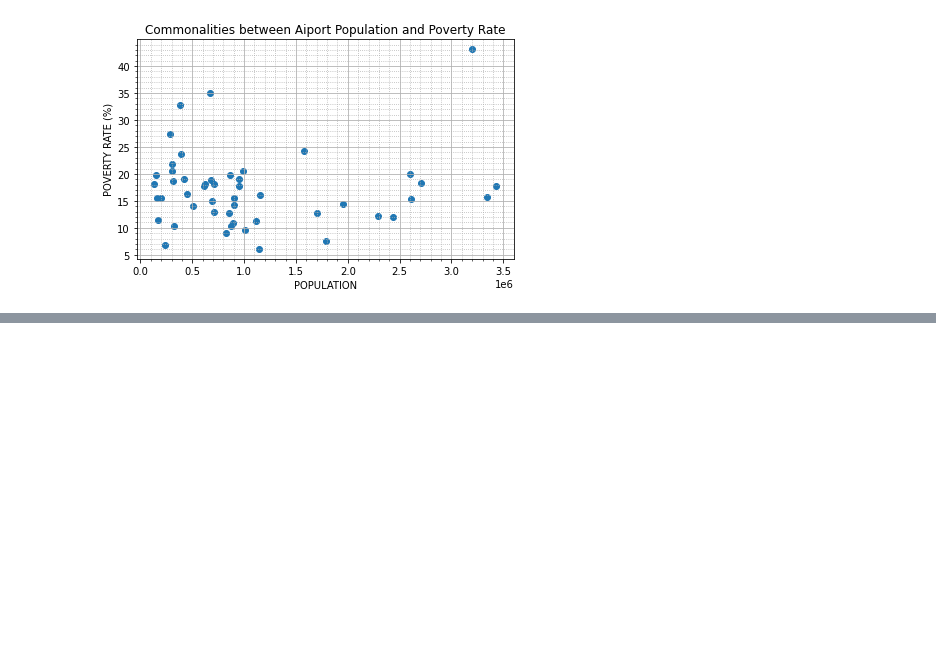
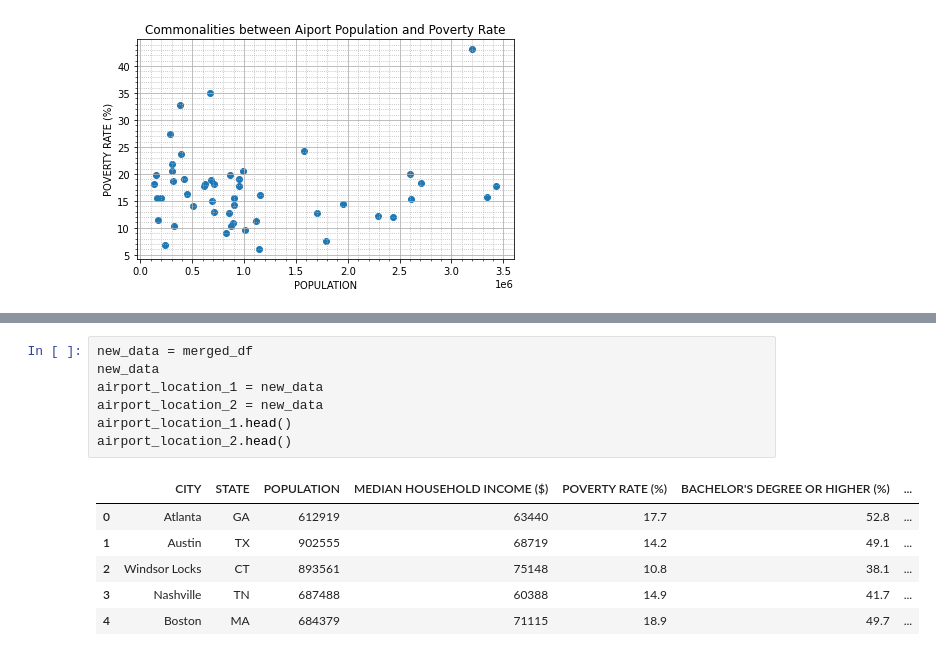
Before and after one commit to ttoffey/Project_One, a Jupyter notebook: Top_airport_cities_and_population_info.ipynb, the cells around one changed output, grey strips where cells are left out. Saved outputs shown, nothing was run; the diff lists cells and outputs as text; blank space fills up the shorter version.

```diff
--- a/Top_airport_cities_and_population_info.ipynb
+++ b/Top_airport_cities_and_population_info.ipynb
@@ -73,0 +92,14 @@ plt.show()
+# %%
+new_data = merged_df
+new_data
+airport_location_1 = new_data
+airport_location_2 = new_data
+airport_location_1.head()
+airport_location_2.head()
+# %% [output]
+|  | CITY | STATE | POPULATION | MEDIAN HOUSEHOLD INCOME ($) | POVERTY RATE (%) | BACHELOR'S DEGREE OR HIGHER (%) | ... |
+| 0 | Atlanta | GA | 612919 | 63440 | 17.7 | 52.8 | ... |
+| 1 | Austin | TX | 902555 | 68719 | 14.2 | 49.1 | ... |
+| 2 | Windsor Locks | CT | 893561 | 75148 | 10.8 | 38.1 | ... |
+| 3 | Nashville | TN | 687488 | 60388 | 14.9 | 41.7 | ... |
+| 4 | Boston | MA | 684379 | 71115 | 18.9 | 49.7 | ... |
```
Also changed, not shown: parts of 4 cells of this notebook.
